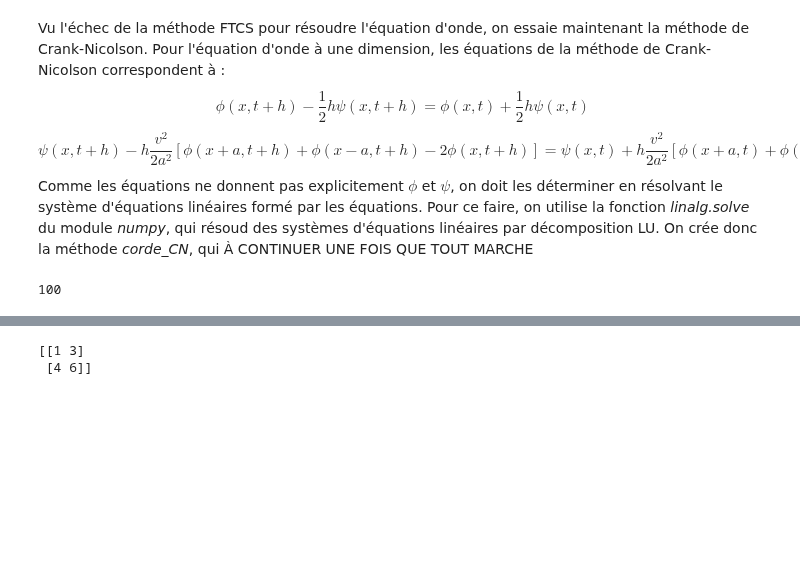
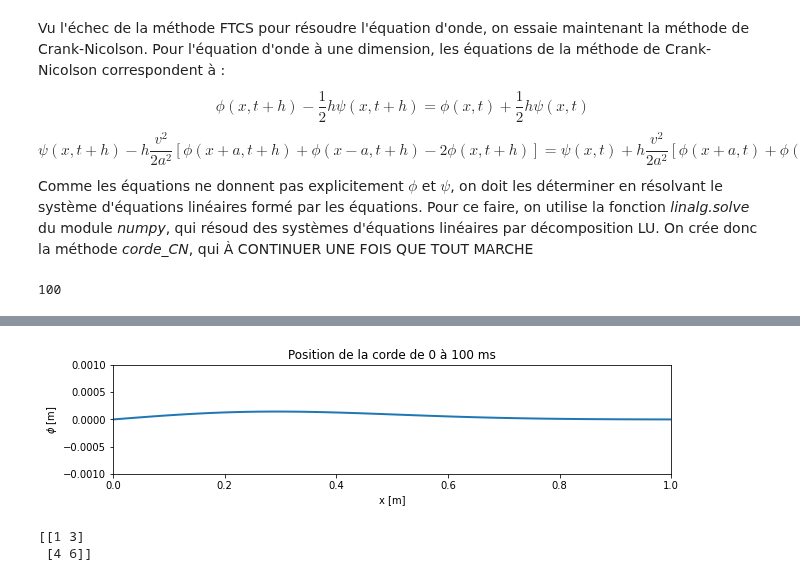
Before and after one commit to Jordan-Charest/PhysNum, a Jupyter notebook: TP4/TP4_Cla.ipynb, the cells around one changed output, grey strips where cells are left out. Saved outputs shown, nothing was run; the diff lists cells and outputs as text; code cells hidden in the pictures; blank space fills up the shorter version.

```diff
--- a/TP4/TP4_Cla.ipynb
+++ b/TP4/TP4_Cla.ipynb
@@ -240,16 +240,8 @@ def corde_CN(phi_0, psi_0, L, N, t_f, N_t, v):
         coeffs_array = np.array(coeffs)
         somme_array = np.array(somme)
 
-        plt.imshow(coeffs_array[:, :lenx])
-        plt.colorbar()
-        plt.show()
-        print(coeffs_array[-2:], somme_array[-2:])
-
-        print(coeffs_array.shape, somme_array.shape)
-
         # résolution du système d'équations
         result = np.linalg.solve(coeffs_array, somme_array)
-        #print(result)
 
         phi.append([0] + list(result[:lenx-2]) + [0])
         psi.append([0] + list(result[lenx-2:]) + [0])
@@ -262,7 +254,7 @@ def corde_CN(phi_0, psi_0, L, N, t_f, N_t, v):
 L = 1
 N = 100
 t_f = 0.1
-h = 10**(-3)
+h = 10**(-5)
 N_t = int(t_f / h)
 C = 1
 d = 0.1
@@ -389,36 +271,38 @@ t, phi, psi = corde_CN(init_phi, init_psi, L, N, t_f, N_t, v)
 # création de la figure et la ligne qui contiendra les données
 fig2 = plt.figure(figsize=(10,2))
 fig2.patch.set_facecolor('white')
 ax = plt.axes(xlim=(0, 1), ylim=(-0.001, 0.001))
 line, = ax.plot([], [], lw=2)
 plt.xlabel("x [m]")
 plt.ylabel("$\phi$ [m]")
 plt.title("Position de la corde de 0 à 100 ms")
 
-# 1 frame pour 100 itérations temporelles
-phi_anim = phi
-psi_anim = psi
+# 1 frame pour 10 itérations temporelles
+phi_anim = phi[::10]
+psi_anim = psi[::10]
 
 # fonction d'initialisation
 def fonc_init():
     line.set_data([], [])
     return line,
 
 # fonction d'animation
 def anim(i):
     x = np.linspace(0, 1, 100)
     y = phi_anim[i]
     line.set_data(x, y)
     return line,
 
 # animation
 corde1 = FuncAnimation(fig2, anim, init_func=fonc_init, frames=1000, interval=10, repeat=True)
 
 # sauvegarde
 writervideo = FFMpegWriter(fps=30)
 corde1.save("corde2.mp4", writer=writervideo)
 
 plt.show()
+# %% [output]
+[figure, added]
 # %%
 test = np.array([[1,2,3],[4,5,6]])
 
```
Also changed, not shown: parts of 1 cell of this notebook, 1 other file.
